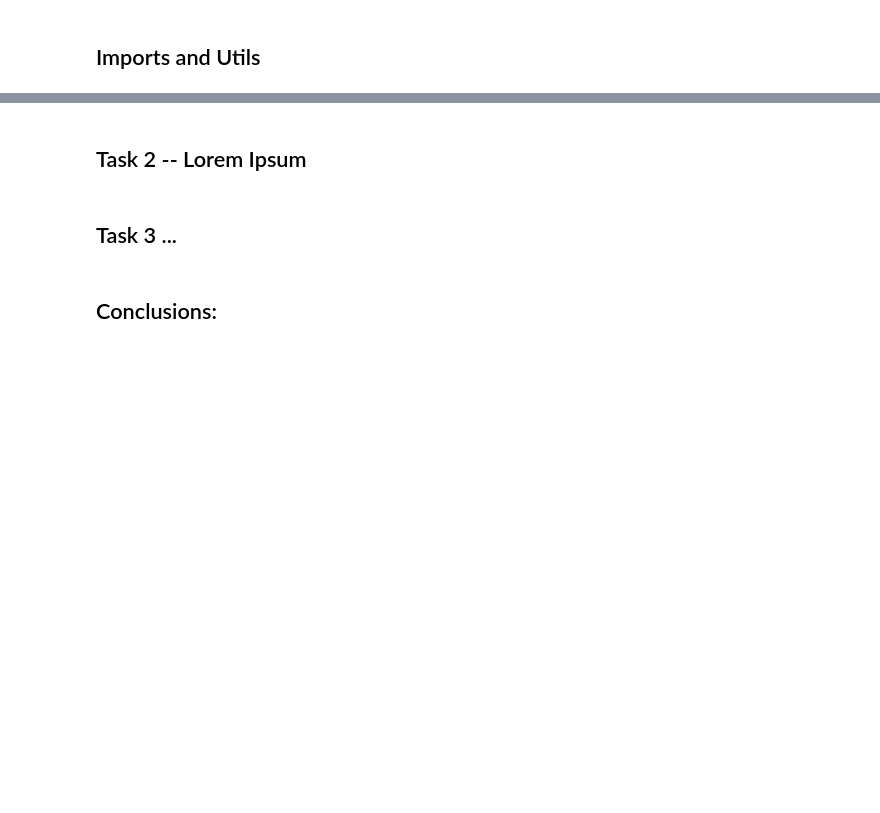
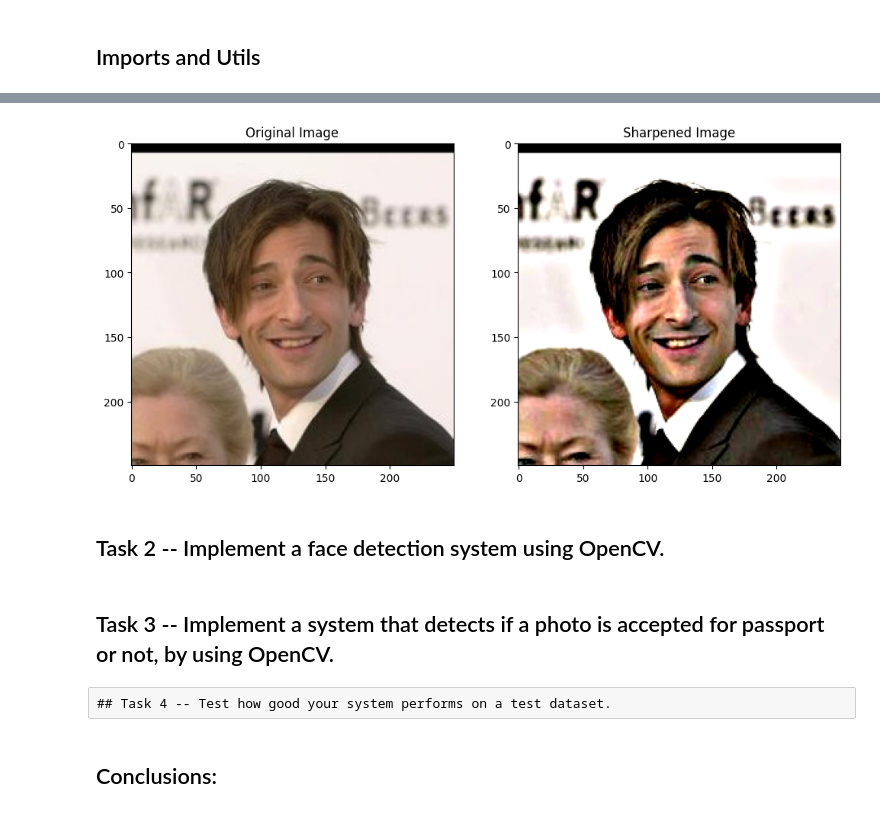
Before and after one commit to vastafi/AI_Labs, a Jupyter notebook: 5.OpenCV/L5_Astafi_Valentina.ipynb, the cells around one changed output, grey strips where cells are left out. Cells and saved outputs as stored; diff of their text form; code cells hidden in the pictures; blank space fills up the shorter version.

```diff
--- a/5.OpenCV/L5_Astafi_Valentina.ipynb
+++ b/5.OpenCV/L5_Astafi_Valentina.ipynb
@@ -17,9 +45,38 @@ import SimpleGUICS2Pygame.simpleguics2pygame as simplegui
+# %%
+image_path = '/Users/astafivalentina/PycharmProjects/AILabs/5.OpenCV/test_images/4CA327.jpg'
+
+def sharpen_image(input_path, output_path=None, strength=2.5):
+
+    image = cv2.imread(input_path)
+    blurred_image = cv2.GaussianBlur(image, (0, 0), 10)
+
+    sharpened_image = cv2.addWeighted(image, 1.0 + strength, blurred_image, -strength, 0)
+    plt.figure(figsize=(12, 6))
+
+    plt.subplot(1, 2, 1)
+    plt.imshow(cv2.cvtColor(image, cv2.COLOR_BGR2RGB))
+    plt.title('Original Image')
+
+    plt.subplot(1, 2, 2)
+    plt.imshow(cv2.cvtColor(sharpened_image, cv2.COLOR_BGR2RGB))
+    plt.title('Sharpened Image')
+
+    plt.show()
+
+    if output_path:
+        cv2.imwrite(output_path, sharpened_image)
+
+sharpen_image(image_path, output_path='/Users/astafivalentina/PycharmProjects/AILabs/5.OpenCV/image_tasks/image_task_1_sharpened.jpg', strength=2.0)
+# %% [output]
+[figure, added]
 # %% [markdown]
-## Task 2 -- Lorem Ipsum
+## Task 2 -- Implement a face detection system using OpenCV.
 # %%
 # Your work here
 # %% [markdown]
-## Task 3 ...
+## Task 3 -- Implement a system that detects if a photo is accepted for passport or not, by using OpenCV.
+# %% [raw]
+## Task 4 -- Test how good your system performs on a test dataset.
 # %% [markdown]
 ## Conclusions:
 # %% [markdown]
```
Also changed, not shown: parts of 7 cells of this notebook, 18 other files.
